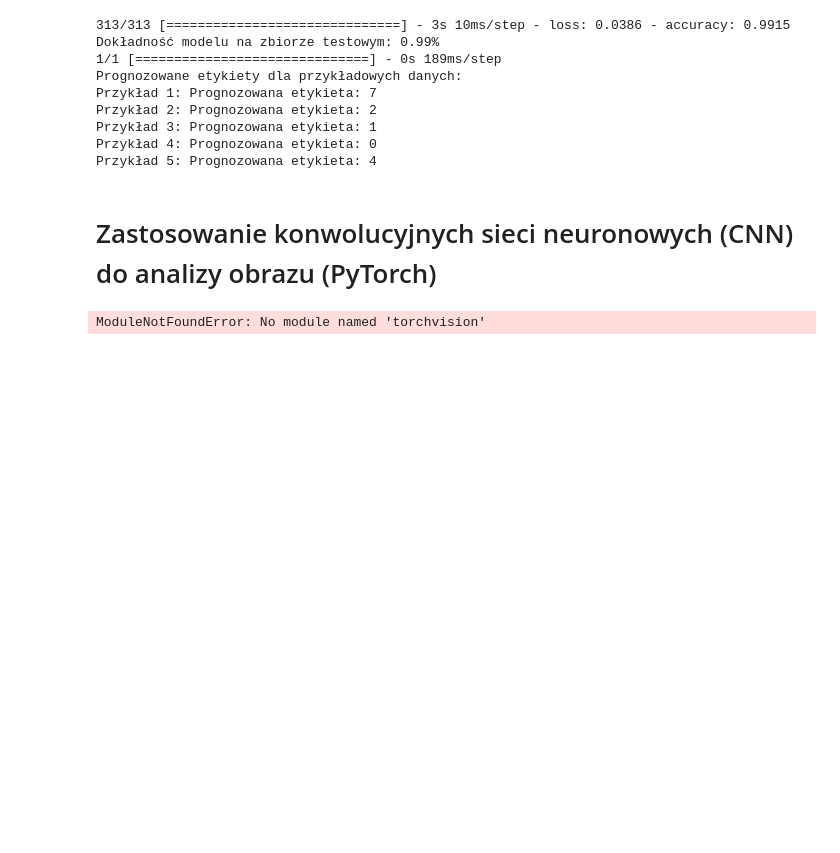
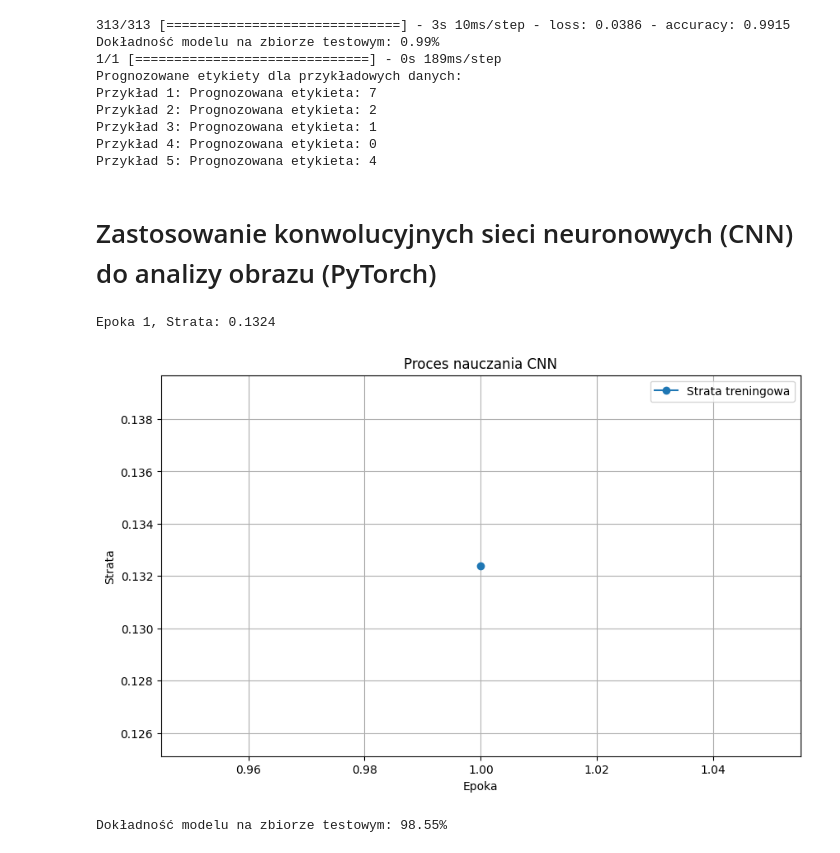
Before and after one commit to hgf700/Artifical_Inteligence_lesson, a Jupyter notebook: L4/Zajecie4_2024_UM.ipynb, the cells around one changed output. Cells and saved outputs as stored; diff of their text form; code cells hidden in the pictures; blank space fills up the shorter version.

```diff
--- a/L4/Zajecie4_2024_UM.ipynb
+++ b/L4/Zajecie4_2024_UM.ipynb
@@ -126,7 +126,8 @@ X_train = np.random.rand(100, 10)
 y_train = np.random.rand(100, 1)
 
 # Trening modelu
-model.fit(X_train, y_train, epochs=10, batch_size=32)
+epoch=1
+model.fit(X_train, y_train, epochs=epoch, batch_size=32)
 
 # Generowanie zbioru testowego
 X_test = np.random.rand(20, 10)  # 20 próbek testowych
@@ -189,7 +190,8 @@ optimizer = torch.optim.Adam(model.parameters(), lr=0.01)
 X_train = torch.rand(100, 10)
 y_train = torch.rand(100, 1)
 
-for epoch in range(10):
+epochss=1
+for epoch in range(epochss):
     optimizer.zero_grad()
     y_pred = model(X_train)
     loss = loss_fn(y_pred, y_train)
@@ -230,7 +232,7 @@ X_test = torch.rand(20, 10)
 y_test = torch.rand(20, 1)
 
 # Parametry trenowania
-epochs = 50
+epochs = 1
 batch_size = 32
 num_batches = len(X_train) // batch_size
 loss_history = []
@@ -404,6 +406,7 @@ Przykład 5: Prognozowana etykieta: 4
 # %%
 import torch
 import torch.nn as nn
+import torch.nn.functional as F
 import torch.optim as optim
 import torchvision
 import torchvision.transforms as transforms
@@ -413,16 +416,16 @@ import matplotlib.pyplot as plt
 class SimpleCNN(nn.Module):
     def __init__(self):
         super(SimpleCNN, self).__init__()
-        self.conv1 = nn.Conv2d(1, 32, kernel_size=3, activation='relu')
+        self.conv1 = nn.Conv2d(1, 32, kernel_size=3)
         self.pool = nn.MaxPool2d(kernel_size=2, stride=2)
-        self.conv2 = nn.Conv2d(32, 64, kernel_size=3, activation='relu')
-        self.fc1 = nn.Linear(64 * 6 * 6, 128)
+        self.conv2 = nn.Conv2d(32, 64, kernel_size=3)
+        self.fc1 = nn.Linear(64 * 5 * 5, 128)
         self.fc2 = nn.Linear(128, 10)
 
     def forward(self, x):
         x = self.pool(F.relu(self.conv1(x)))
         x = self.pool(F.relu(self.conv2(x)))
-        x = x.view(-1, 64 * 6 * 6)
+        x = x.view(-1, 64 * 5 * 5)
         x = F.relu(self.fc1(x))
         x = self.fc2(x)
         return x
@@ -442,7 +445,7 @@ criterion = nn.CrossEntropyLoss()
 optimizer = optim.Adam(model.parameters(), lr=0.001)
 
 # Trenowanie modelu
-epochs = 10
+epochs = 1
 loss_history = []
 for epoch in range(epochs):
     running_loss = 0.0
@@ -457,31 +460,33 @@ for epoch in range(epochs):
         running_loss += loss.item()
     epoch_loss = running_loss / len(trainloader)
     loss_history.append(epoch_loss)
     print(f"Epoka {epoch + 1}, Strata: {epoch_loss:.4f}")
 
 # Wizualizacja procesu nauczania
 plt.figure(figsize=(10, 6))
 plt.plot(range(1, epochs + 1), loss_history, marker='o', label='Strata treningowa')
 plt.xlabel('Epoka')
 plt.ylabel('Strata')
 plt.title('Proces nauczania CNN')
 plt.legend()
 plt.grid()
 plt.show()
 
 # Testowanie modelu
 model.eval()
 correct = 0
 total = 0
 with torch.no_grad():
     for data in testloader:
         images, labels = data
         outputs = model(images)
         _, predicted = torch.max(outputs.data, 1)
         total += labels.size(0)
         correct += (predicted == labels).sum().item()
 
 accuracy = 100 * correct / total
 print(f"Dokładność modelu na zbiorze testowym: {accuracy:.2f}%")
 # %% [output]
-ModuleNotFoundError: No module named 'torchvision'
+Epoka 1, Strata: 0.1324
+[figure, added]
+Dokładność modelu na zbiorze testowym: 98.55%
```
Also changed, not shown: parts of 2 cells of this notebook, 5 other files.
